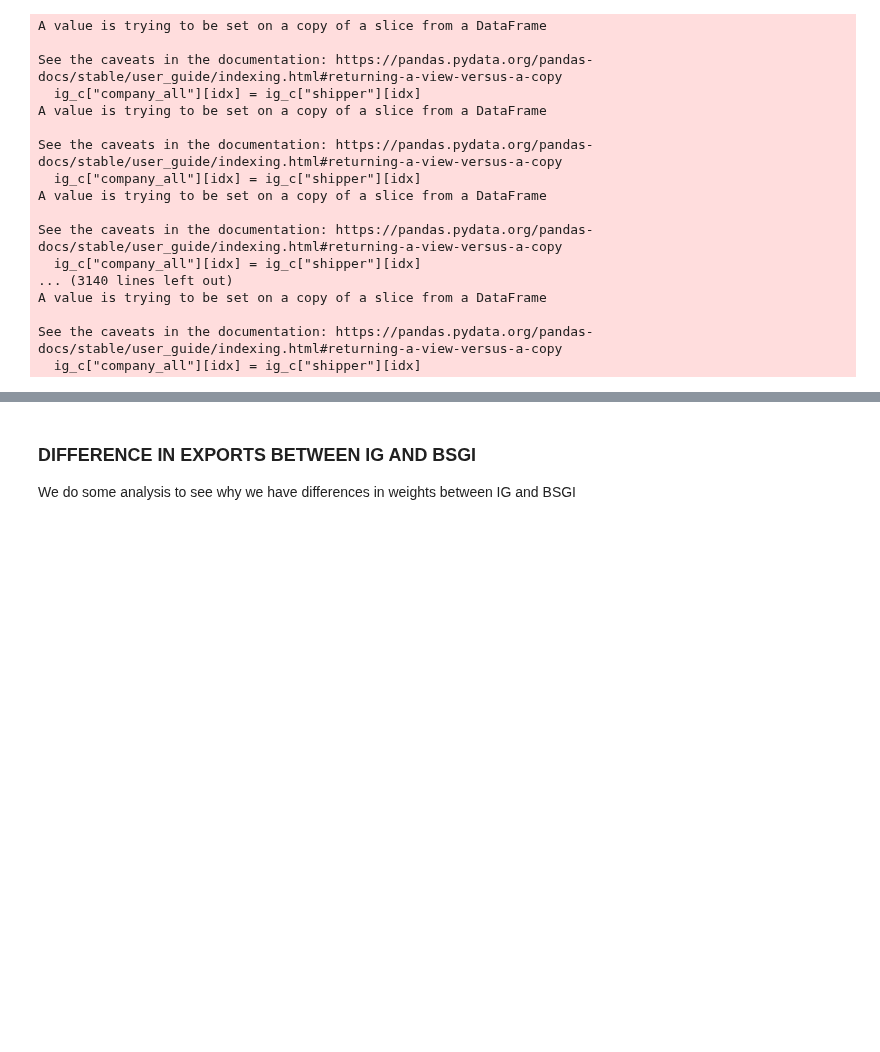
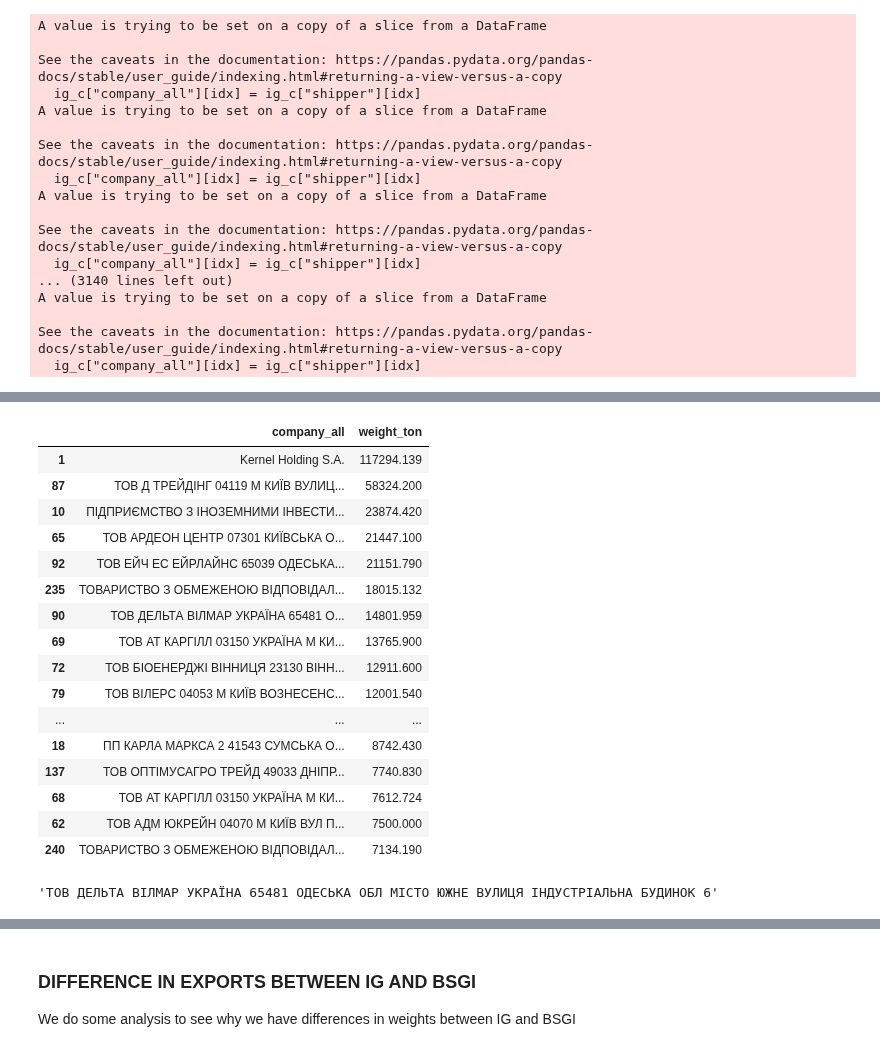
Before and after one commit to uchicago-dsi/oakland-institute-ukraine, a Jupyter notebook: notebooks/exports_oct22.ipynb, the cells around one changed output, grey strips where cells are left out. Drawn from its saved outputs; the diff is of its cells as text; code cells hidden in the pictures; blank space fills up the shorter version.

```diff
--- a/notebooks/exports_oct22.ipynb
+++ b/notebooks/exports_oct22.ipynb
@@ -423,2 +494,27 @@ ig_all_translate[ig_all_translate["date"] == "10/2022"].head()
 | 136 | 10/2022 | ТОВАРИСТВО З ОБМЕЖЕНОЮ ВІДПОВІДАЛ... | SMARTSYSTEMS LIMITED LIABILITY CO... | 9155.761 |
 | 43 | 10/2022 | ПП КАРЛА МАРКСА 2 41543 СУМСЬКА О... | PP KARL MARKS 2 41543 SUMSKA REGI... | 8742.430 |
+# %%
+tempo = cargo_grouping(ig_c, ["company_all"], ["weight_ton"], ["weight_ton"], True, {"weight_ton": "sum"})
+tempo.sort_values(by=["weight_ton"], ascending=False)[:20]
+# %% [output]
+|  | company_all | weight_ton |
+| 1 | Kernel Holding S.A. | 117294.139 |
+| 87 | ТОВ Д ТРЕЙДІНГ 04119 М КИЇВ ВУЛИЦ... | 58324.200 |
+| 10 | ПІДПРИЄМСТВО З ІНОЗЕМНИМИ ІНВЕСТИ... | 23874.420 |
+| 65 | ТОВ АРДЕОН ЦЕНТР 07301 КИЇВСЬКА О... | 21447.100 |
+| 92 | ТОВ ЕЙЧ ЕС ЕЙРЛАЙНС 65039 ОДЕСЬКА... | 21151.790 |
+| 235 | ТОВАРИСТВО З ОБМЕЖЕНОЮ ВІДПОВІДАЛ... | 18015.132 |
+| 90 | ТОВ ДЕЛЬТА ВІЛМАР УКРАЇНА 65481 О... | 14801.959 |
+| 69 | ТОВ АТ КАРГІЛЛ 03150 УКРАЇНА М КИ... | 13765.900 |
+| 72 | ТОВ БІОЕНЕРДЖІ ВІННИЦЯ 23130 ВІНН... | 12911.600 |
+| 79 | ТОВ ВІЛЕРС 04053 М КИЇВ ВОЗНЕСЕНС... | 12001.540 |
+| ... | ... | ... |
+| 18 | ПП КАРЛА МАРКСА 2 41543 СУМСЬКА О... | 8742.430 |
+| 137 | ТОВ ОПТІМУСАГРО ТРЕЙД 49033 ДНІПР... | 7740.830 |
+| 68 | ТОВ АТ КАРГІЛЛ 03150 УКРАЇНА М КИ... | 7612.724 |
+| 62 | ТОВ АДМ ЮКРЕЙН 04070 М КИЇВ ВУЛ П... | 7500.000 |
+| 240 | ТОВАРИСТВО З ОБМЕЖЕНОЮ ВІДПОВІДАЛ... | 7134.190 |
+# %%
+tempo.loc[90]["company_all"]
+# %% [output]
+'ТОВ ДЕЛЬТА ВІЛМАР УКРАЇНА 65481 ОДЕСЬКА ОБЛ МІСТО ЮЖНЕ ВУЛИЦЯ ІНДУСТРІАЛЬНА БУДИНОК 6'
```
Also changed, not shown: parts of 9 cells of this notebook.
